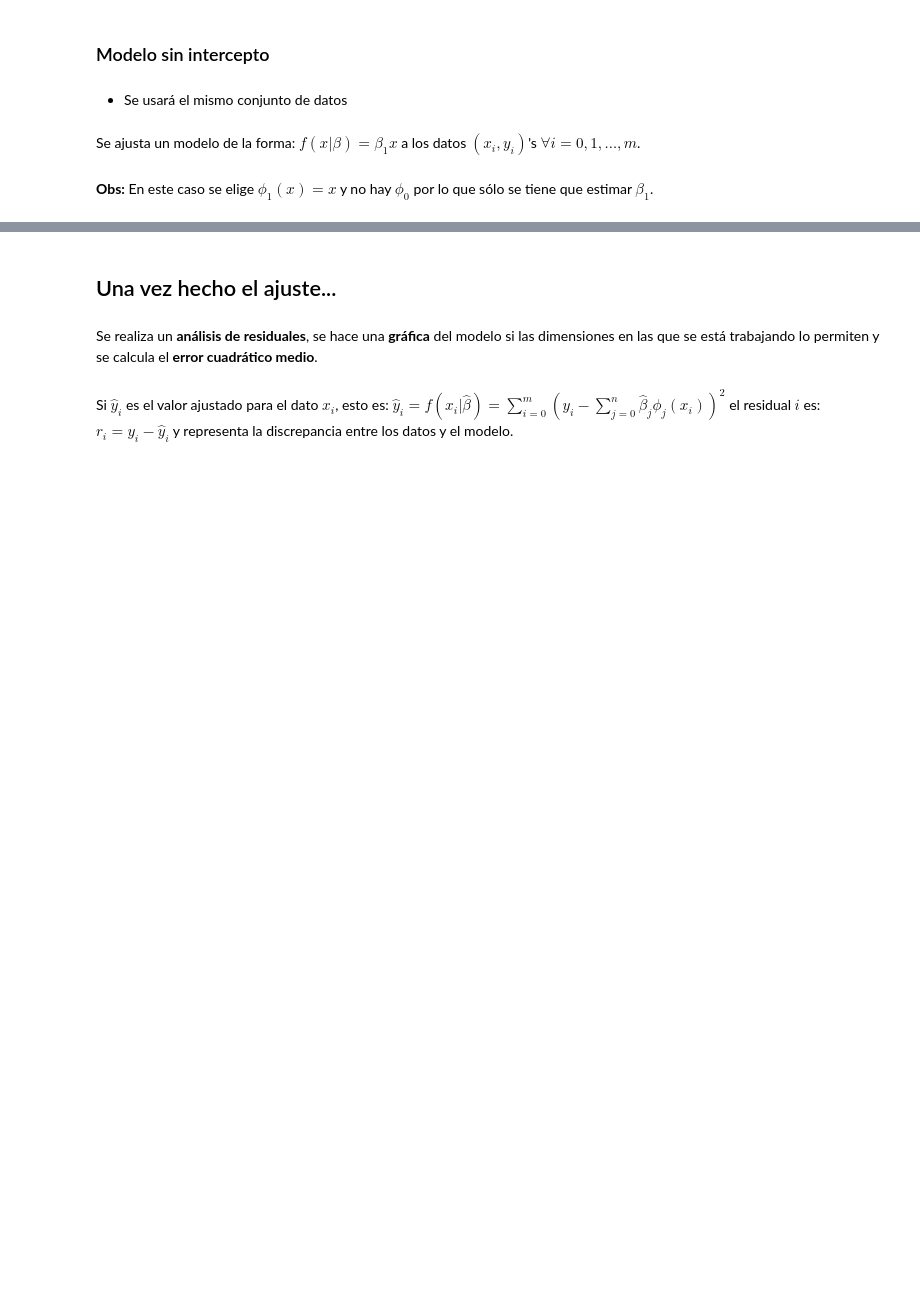
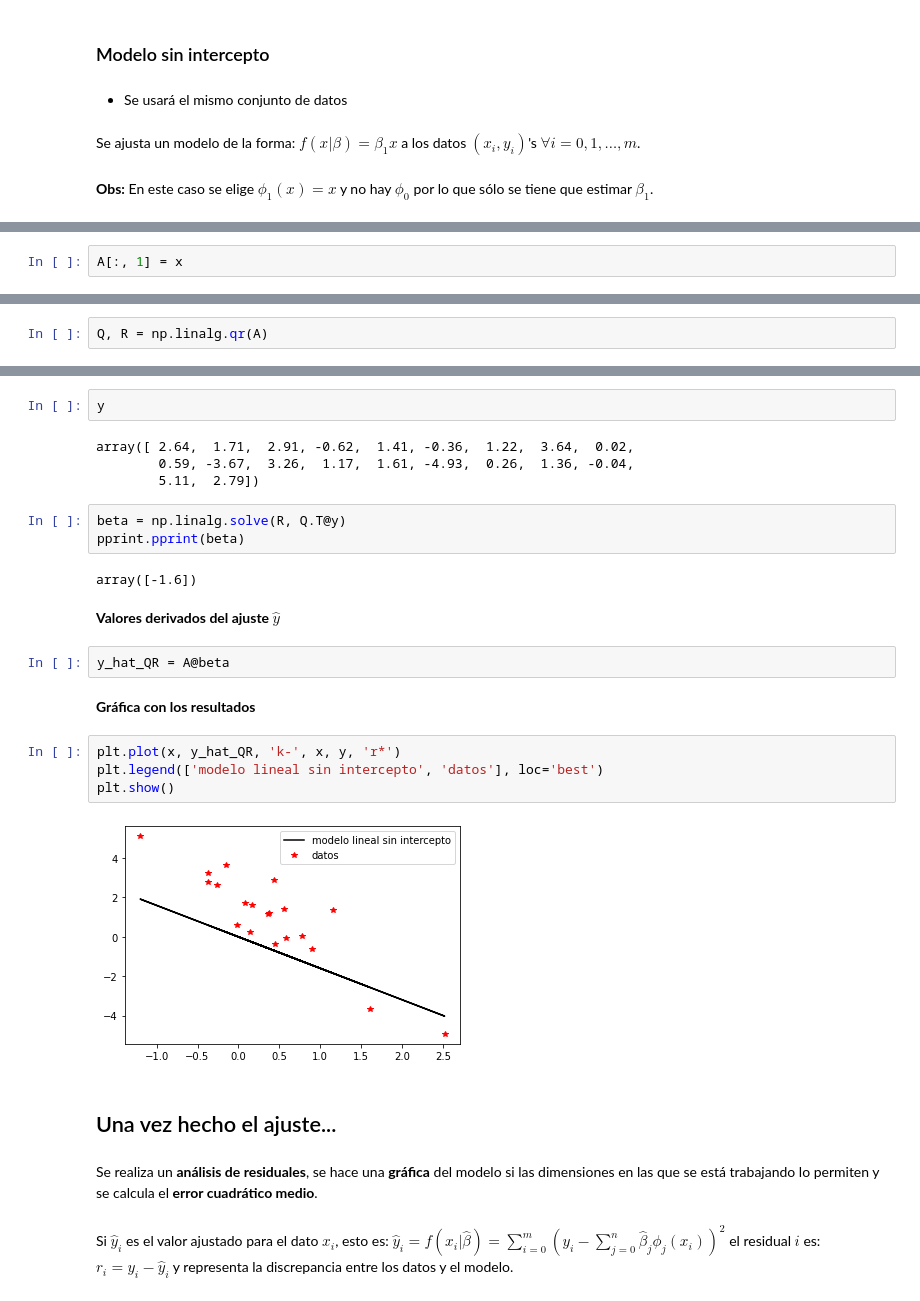
Before and after one commit to Roberto919/Propedeutico, a Jupyter notebook: Ejercicios_clase/3_algebra_lineal/3_minimos_cuadrados.ipynb, the cells around one changed output, grey strips where cells are left out. Saved outputs shown, nothing was run; the diff lists cells and outputs as text; blank space fills up the shorter version.

```diff
--- a/Ejercicios_clase/3_algebra_lineal/3_minimos_cuadrados.ipynb
+++ b/Ejercicios_clase/3_algebra_lineal/3_minimos_cuadrados.ipynb
@@ -265,0 +293,2 @@ Se ajusta un modelo de la forma: $f(x|\beta) = \beta_1 x$ a los datos $(x_i,y_i)
+# %%
+A[:, 1] = x
@@ -265,0 +320,2 @@ Se ajusta un modelo de la forma: $f(x|\beta) = \beta_1 x$ a los datos $(x_i,y_i)
+# %%
+Q, R = np.linalg.qr(A)
@@ -266,3 +324,26 @@ Se ajusta un modelo de la forma: $f(x|\beta) = \beta_1 x$ a los datos $(x_i,y_i)
+# %%
+y
+# %% [output]
+array([ 2.64,  1.71,  2.91, -0.62,  1.41, -0.36,  1.22,  3.64,  0.02,
+        0.59, -3.67,  3.26,  1.17,  1.61, -4.93,  0.26,  1.36, -0.04,
+        5.11,  2.79])
+# %%
+beta = np.linalg.solve(R, Q.T@y)
+pprint.pprint(beta)
+# %% [output]
+array([-1.6])
+# %% [markdown]
+**Valores derivados del ajuste $\hat{y}$**
+# %%
+y_hat_QR = A@beta
+# %% [markdown]
+**Gráfica con los resultados**
+# %%
+plt.plot(x, y_hat_QR, 'k-', x, y, 'r*')
+plt.legend(['modelo lineal sin intercepto', 'datos'], loc='best')
+plt.show()
+# %% [output]
+[figure, added]
 # %% [markdown]
 ## Una vez hecho el ajuste...
 # %% [markdown]
```
Also changed, not shown: parts of 19 cells of this notebook, 1 other file.
